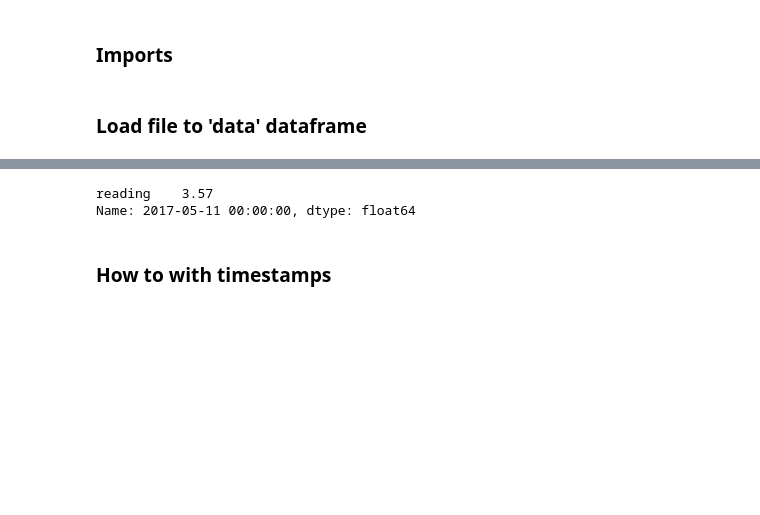
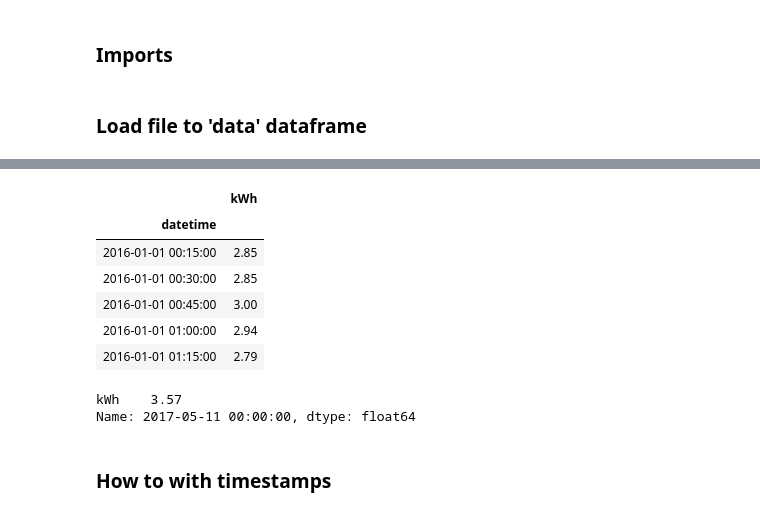
Before and after one commit to nidDrBiglr/energy-hackdays-anomaly-detection, a Jupyter notebook: anomaly-detection-model/15 - ML - Anomaly Detection in Smart Meter Data - Monte-Carlo.ipynb, the cells around one changed output, grey strips where cells are left out. Cells and saved outputs as stored; diff of their text form; code cells hidden in the pictures; blank space fills up the shorter version.

```diff
--- a/anomaly-detection-model/15 - ML - Anomaly Detection in Smart Meter Data - Monte-Carlo.ipynb
+++ b/anomaly-detection-model/15 - ML - Anomaly Detection in Smart Meter Data - Monte-Carlo.ipynb
@@ -24,7 +24,7 @@ import collections as cl
 ### Load file to 'data' dataframe
 # %%
 data = pd.read_excel('SmartMeterSample.xlsx')
-data.columns = ['timestamp', 'reading']
-data = data.set_index('timestamp')
-data.head
+data.columns = ['datetime', 'kWh']
+data = data.set_index('datetime')
+data.head()
 # %% [output]
@@ -46,9 +31,16 @@ timestamp
+|  | kWh |
+| datetime |  |
+| 2016-01-01 00:15:00 | 2.85 |
+| 2016-01-01 00:30:00 | 2.85 |
+| 2016-01-01 00:45:00 | 3.00 |
+| 2016-01-01 01:00:00 | 2.94 |
+| 2016-01-01 01:15:00 | 2.79 |
 # %%
 data = data[~data.index.duplicated(keep='first')] # there are 4 entries with the same timestamp
 # %%
 data.iloc[-1]
 # %% [output]
-reading    3.57
+kWh    3.57
 Name: 2017-05-11 00:00:00, dtype: float64
 # %% [markdown]
 ### How to with timestamps
```
Also changed, not shown: parts of 8 cells of this notebook.
